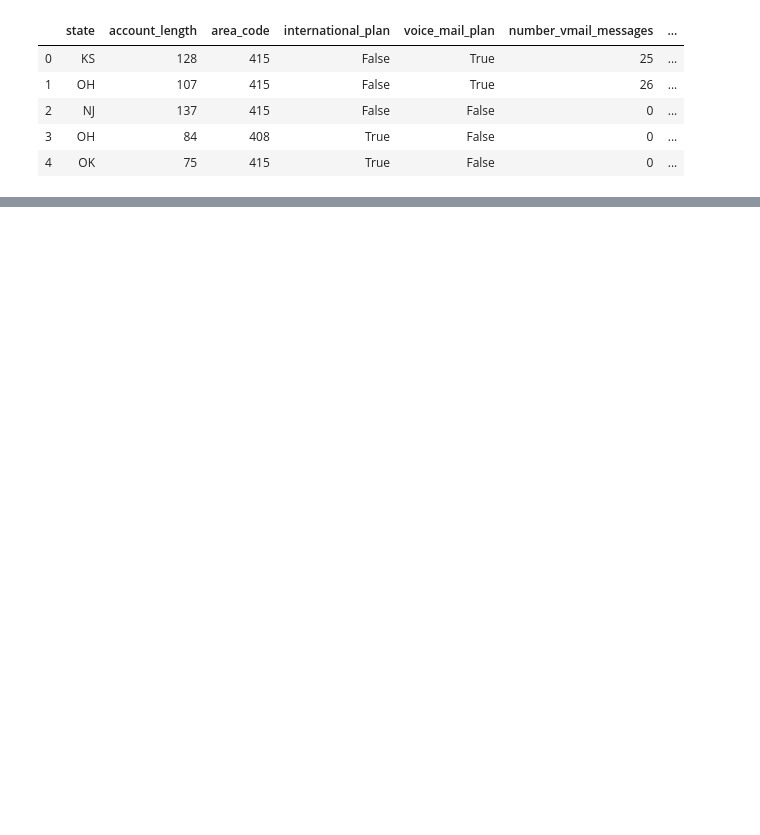
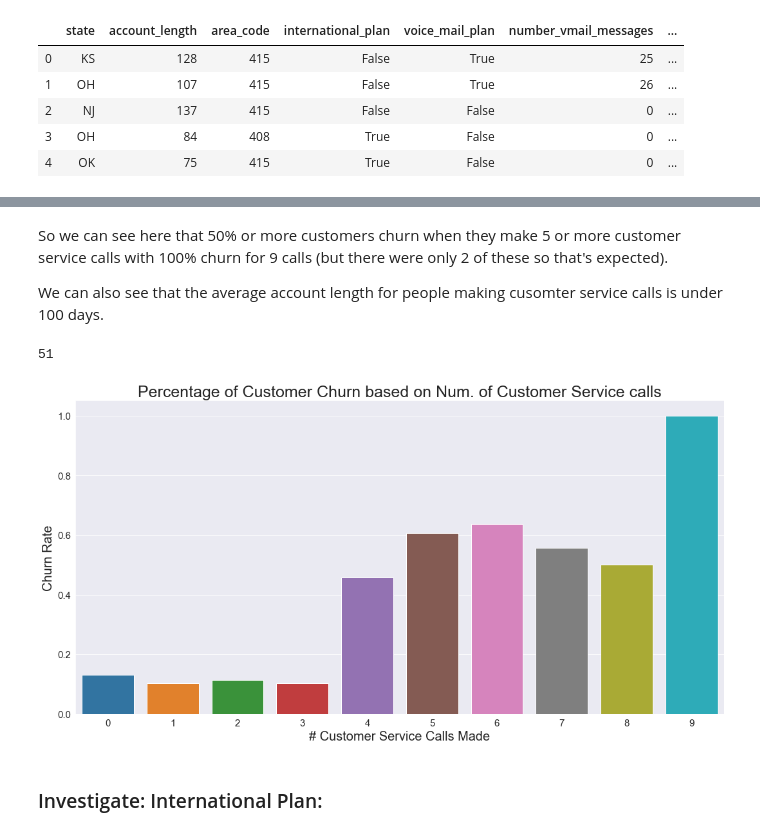
Before and after one commit to chum46/customer_churn_prediction, a Jupyter notebook: notebooks/exploratory/lmc_exploratory_nb/03_eda_lc.ipynb, the cells around one changed output, grey strips where cells are left out. Drawn from its saved outputs; the diff is of its cells as text; code cells hidden in the pictures; blank space fills up the shorter version.

```diff
--- a/notebooks/exploratory/lmc_exploratory_nb/03_eda_lc.ipynb
+++ b/notebooks/exploratory/lmc_exploratory_nb/03_eda_lc.ipynb
@@ -71,0 +204,3 @@ So we can see
+# %%
+csc_acc_len = df.groupby(['customer_service_calls'])['churn', 'account_length'].mean()
+csc_acc_len
@@ -71,0 +220,20 @@ So we can see
+# %% [markdown]
+So we can see here that 50% or more customers churn when they make 5 or more customer service calls with 100% churn for 9 calls (but there were only 2 of these so that's expected).
+
+We can also see that the average account length for people making cusomter service calls is under 100 days.
+# %%
+len(df.state.value_counts())
+# %% [output]
+51
+# %%
+fig, ax = plt.subplots(figsize=(15,8))
+sns.barplot(x = [0, 1, 2, 3, 4, 5, 6, 7, 8, 9], y = 'churn', data = csc_acc_len, ax = ax)
+plt.title('Percentage of Customer Churn based on Num. of Customer Service calls', fontsize = 25)
+ax.tick_params(axis = 'both', labelsize = 15)
+plt.xlabel('# Customer Service Calls Made', fontsize = 20)
+plt.ylabel('Churn Rate', fontsize = 20)
+plt.tight_layout()
+# %% [output]
+[figure, added]
+# %% [markdown]
+### Investigate:  International Plan:
```
Also changed, not shown: parts of 43 cells of this notebook.
